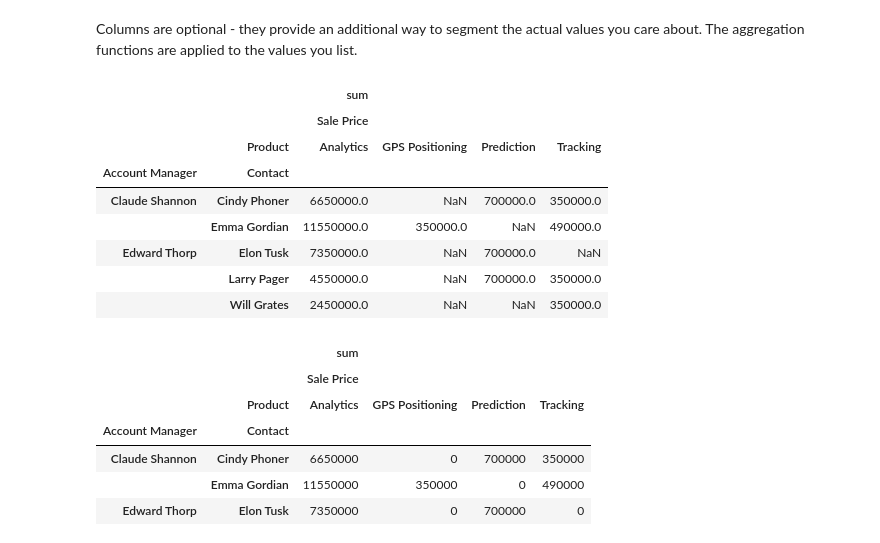
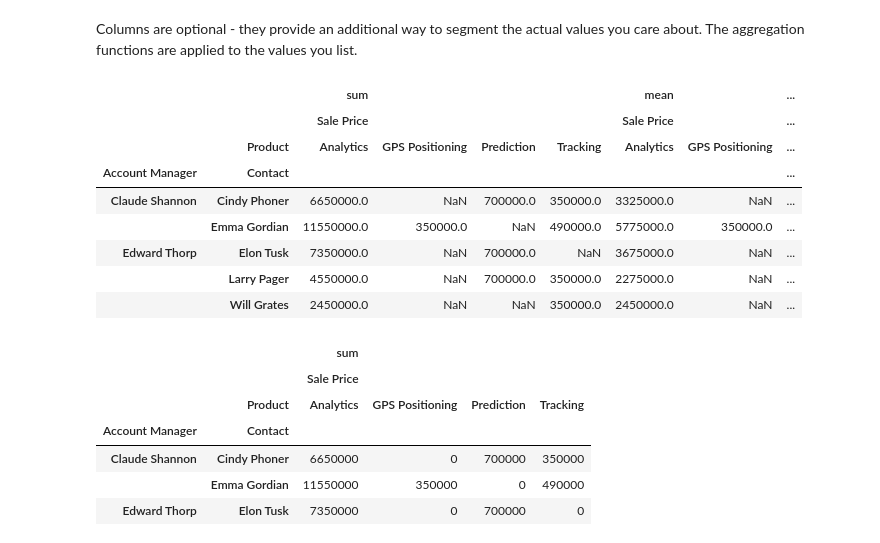
Before and after one commit to LazyPeesh/Python-for-ML, a Jupyter notebook: Presentation/Pandas/10-Pivot-Tables.ipynb, the cells around one changed output. Saved outputs shown, nothing was run; the diff lists cells and outputs as text; code cells hidden in the pictures.

```diff
--- a/Presentation/Pandas/10-Pivot-Tables.ipynb
+++ b/Presentation/Pandas/10-Pivot-Tables.ipynb
@@ -246,15 +246,15 @@ pd.pivot_table(df,index=["Account Manager","Contact"],values=['Sale Price'],aggf
 # %% [markdown]
 Columns are optional - they provide an additional way to segment the actual values you care about. The aggregation functions are applied to the values you list.
 # %%
-pd.pivot_table(df,index=["Account Manager","Contact"],values=["Sale Price"],columns=["Product"],aggfunc=[np.sum])
+pd.pivot_table(df, index=["Account Manager", "Contact"], values=["Sale Price"], columns="Product", aggfunc=[np.sum, np.mean])
 # %% [output]
-|  |  | sum |  |  |  |
-|  |  | Sale Price |  |  |  |
-|  | Product | Analytics | GPS Positioning | Prediction | Tracking |
-| Account Manager | Contact |  |  |  |  |
-| Claude Shannon | Cindy Phoner | 6650000.0 | NaN | 700000.0 | 350000.0 |
-|  | Emma Gordian | 11550000.0 | 350000.0 | NaN | 490000.0 |
-| Edward Thorp | Elon Tusk | 7350000.0 | NaN | 700000.0 | NaN |
-|  | Larry Pager | 4550000.0 | NaN | 700000.0 | 350000.0 |
-|  | Will Grates | 2450000.0 | NaN | NaN | 350000.0 |
+|  |  | sum |  |  |  | mean |  | ... |
+|  |  | Sale Price |  |  |  | Sale Price |  | ... |
+|  | Product | Analytics | GPS Positioning | Prediction | Tracking | Analytics | GPS Positioning | ... |
+| Account Manager | Contact |  |  |  |  |  |  | ... |
+| Claude Shannon | Cindy Phoner | 6650000.0 | NaN | 700000.0 | 350000.0 | 3325000.0 | NaN | ... |
+|  | Emma Gordian | 11550000.0 | 350000.0 | NaN | 490000.0 | 5775000.0 | 350000.0 | ... |
+| Edward Thorp | Elon Tusk | 7350000.0 | NaN | 700000.0 | NaN | 3675000.0 | NaN | ... |
+|  | Larry Pager | 4550000.0 | NaN | 700000.0 | 350000.0 | 2275000.0 | NaN | ... |
+|  | Will Grates | 2450000.0 | NaN | NaN | 350000.0 | 2450000.0 | NaN | ... |
 # %%
```
Also changed, not shown: parts of 13 cells of this notebook, 11 other files.
